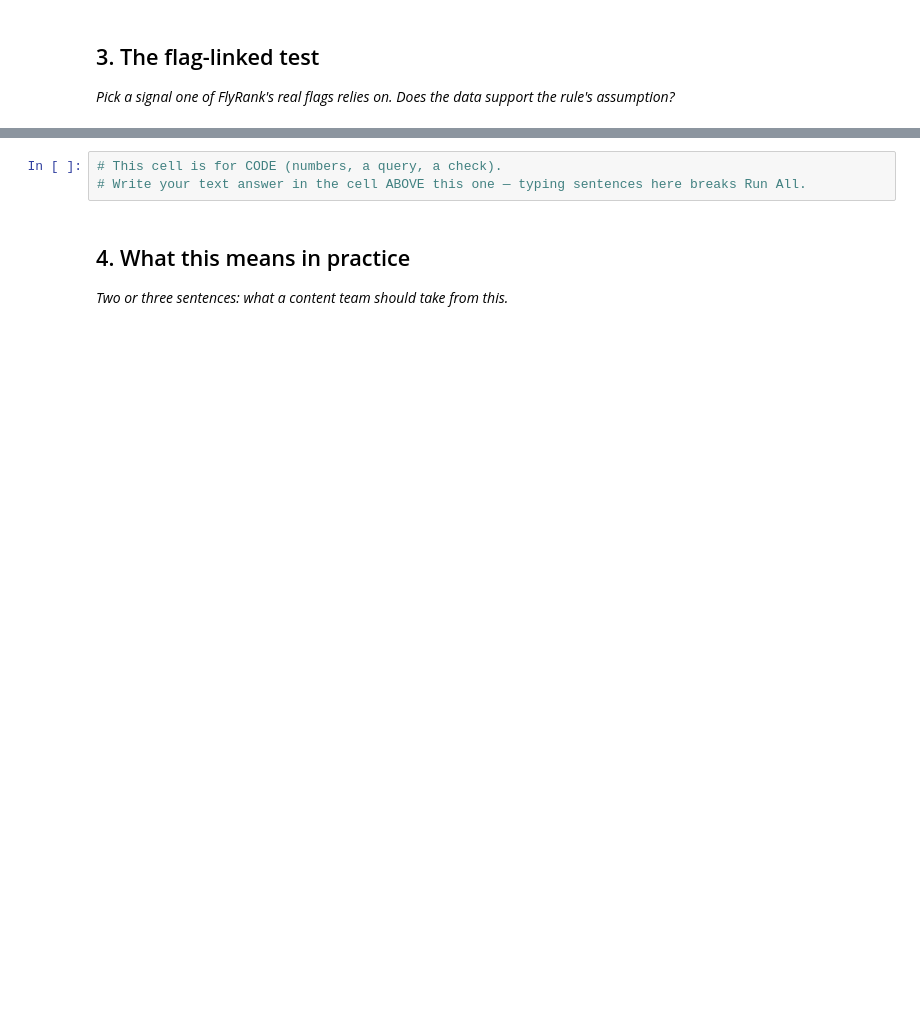
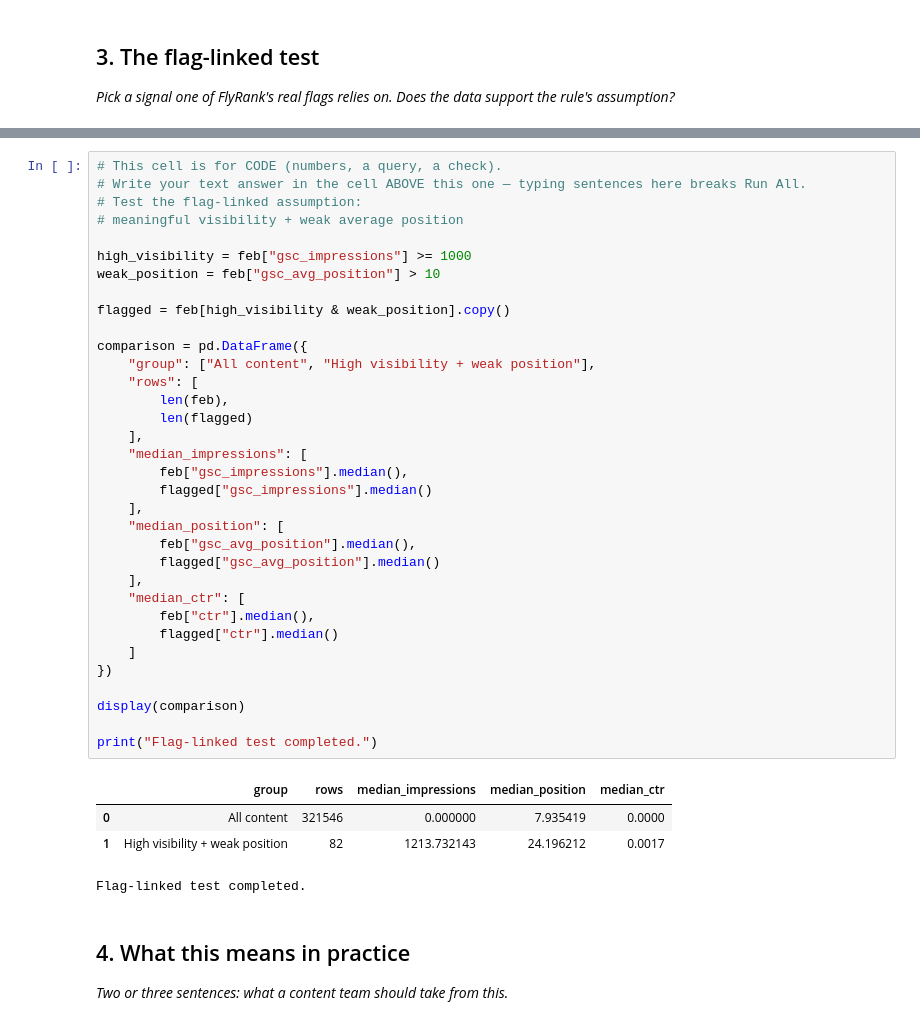
Before and after one commit to palkinsuneja/palkin-flyrank-ml-internship-july-to-sept-2026, a Jupyter notebook: work/notebooks/w04_signal_audit.ipynb, the cells around one changed output, grey strips where cells are left out. Cells and saved outputs as stored; diff of their text form; blank space fills up the shorter version.

```diff
--- a/work/notebooks/w04_signal_audit.ipynb
+++ b/work/notebooks/w04_signal_audit.ipynb
@@ -27,6 +184,42 @@ This skeleton is yours to fill. Work the sections **in order** — each one has
 # %%
 # This cell is for CODE (numbers, a query, a check).
 # Write your text answer in the cell ABOVE this one — typing sentences here breaks Run All.
+# Test the flag-linked assumption:
+# meaningful visibility + weak average position
+
+high_visibility = feb["gsc_impressions"] >= 1000
+weak_position = feb["gsc_avg_position"] > 10
+
+flagged = feb[high_visibility & weak_position].copy()
+
+comparison = pd.DataFrame({
+    "group": ["All content", "High visibility + weak position"],
+    "rows": [
+        len(feb),
+        len(flagged)
+    ],
+    "median_impressions": [
+        feb["gsc_impressions"].median(),
+        flagged["gsc_impressions"].median()
+    ],
+    "median_position": [
+        feb["gsc_avg_position"].median(),
+        flagged["gsc_avg_position"].median()
+    ],
+    "median_ctr": [
+        feb["ctr"].median(),
+        flagged["ctr"].median()
+    ]
+})
+
+display(comparison)
+
+print("Flag-linked test completed.")
+# %% [output]
+|  | group | rows | median_impressions | median_position | median_ctr |
+| 0 | All content | 321546 | 0.000000 | 7.935419 | 0.0000 |
+| 1 | High visibility + weak position | 82 | 1213.732143 | 24.196212 | 0.0017 |
+Flag-linked test completed.
 # %% [markdown]
 ## 4. What this means in practice
 
```
Also changed, not shown: parts of 11 cells of this notebook.
